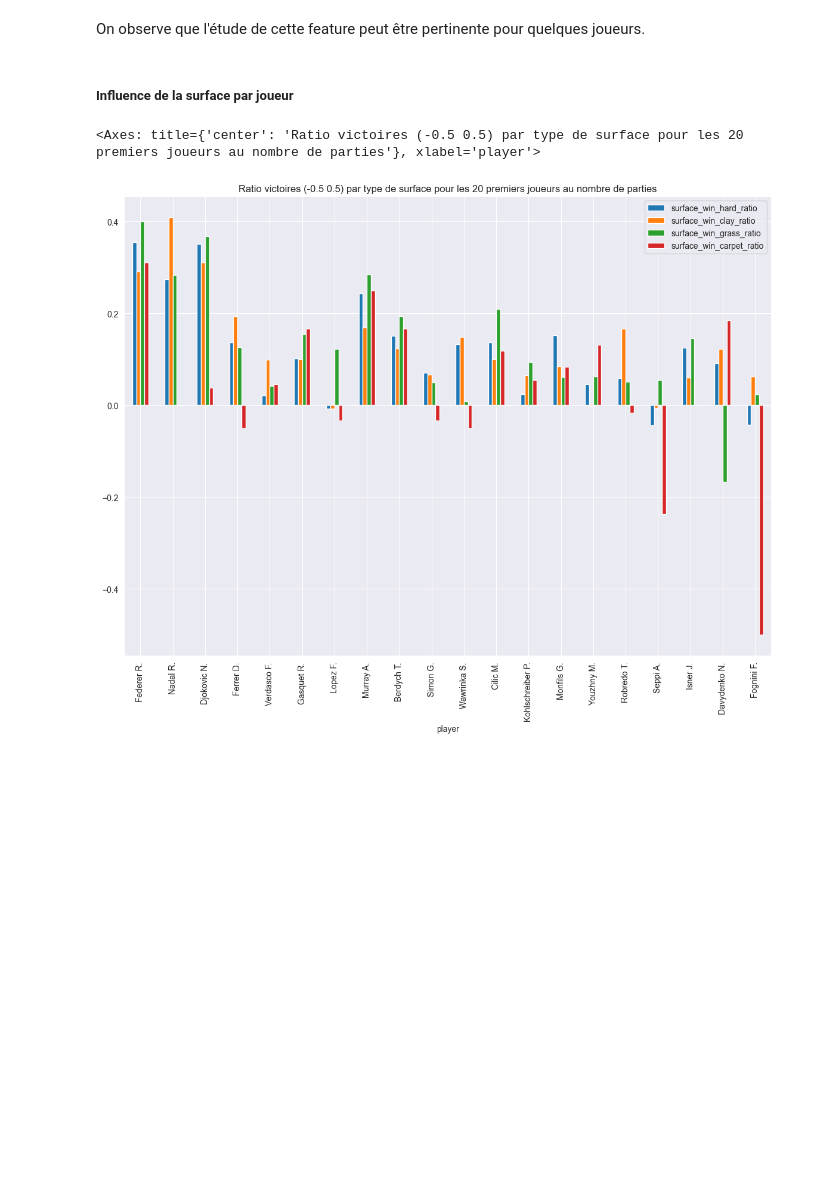
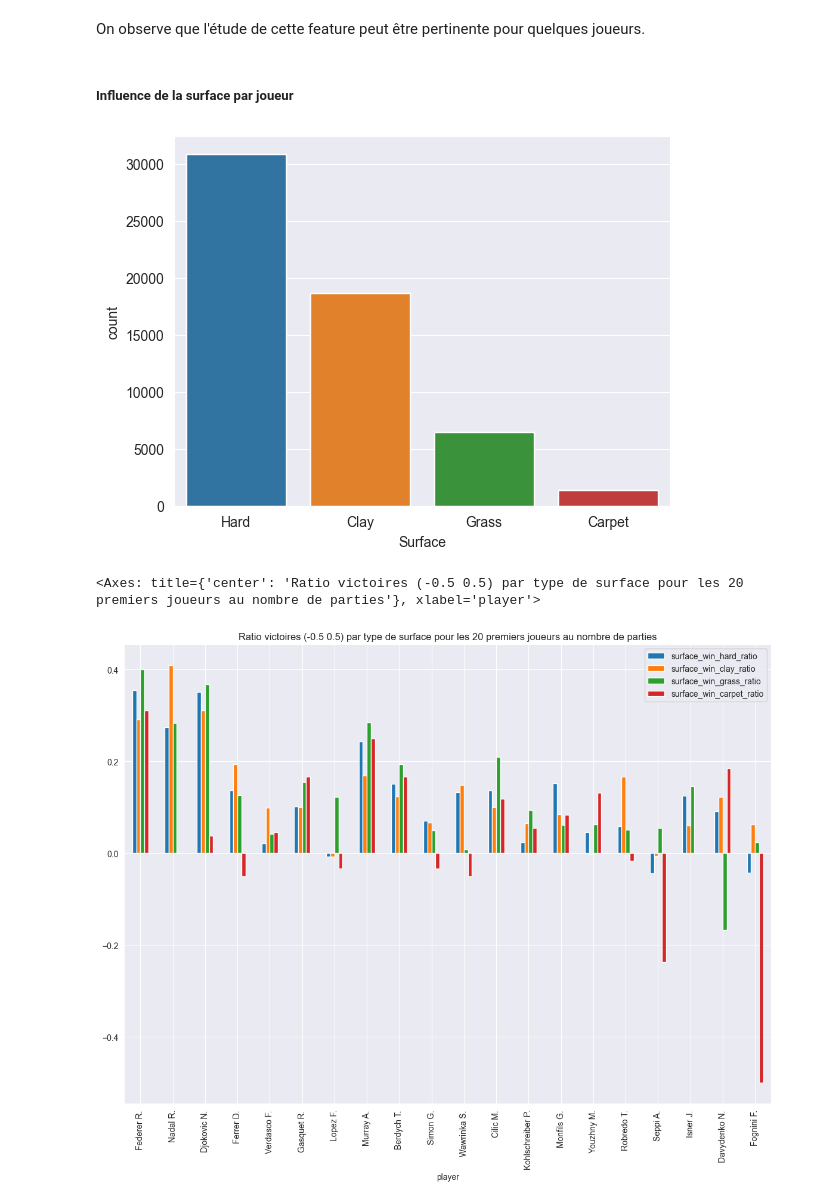
Before and after one commit to chboudry/PariTennis, a Jupyter notebook: analyse.ipynb, the cells around one changed output. Drawn from its saved outputs; the diff is of its cells as text; code cells hidden in the pictures; blank space fills up the shorter version.

Commit message:
ajout countplot surface

```diff
--- a/analyse.ipynb
+++ b/analyse.ipynb
@@ -335,6 +358,10 @@ df_players.nlargest(50,"games").plot(kind='bar', y="abs" , x='player',title="Rat
 On observe que l'étude de cette feature peut être pertinente pour quelques joueurs.
 # %% [markdown]
 ##### Influence de la surface par joueur
+# %%
+sns.countplot(x='Surface',data=df, order= df.Surface.value_counts().index);
+# %% [output]
+[figure, added]
 # %%
 surface_win_hard = []
 surface_win_clay = []
```
Also changed, not shown: parts of 3 cells of this notebook.
